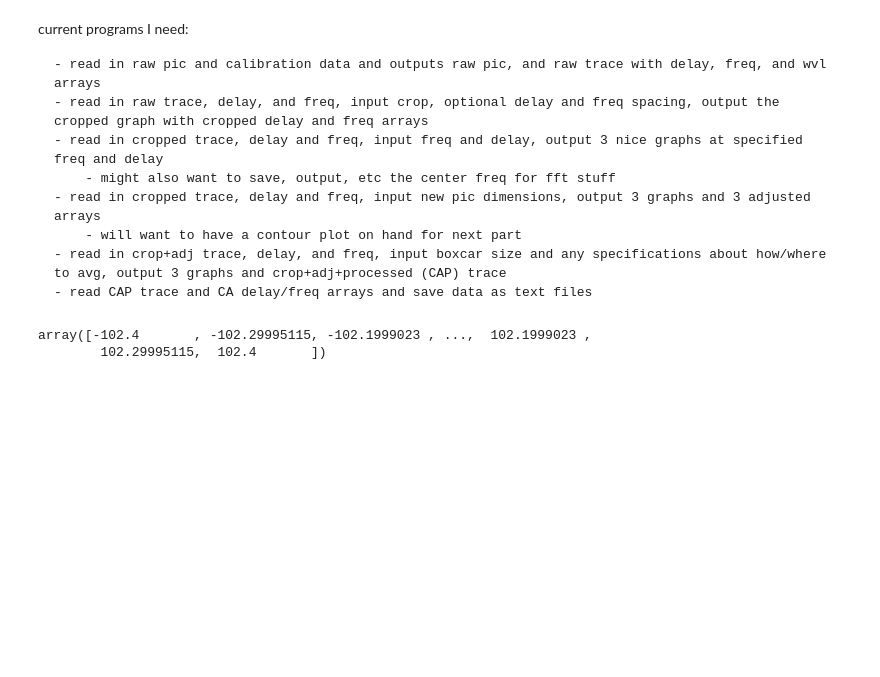
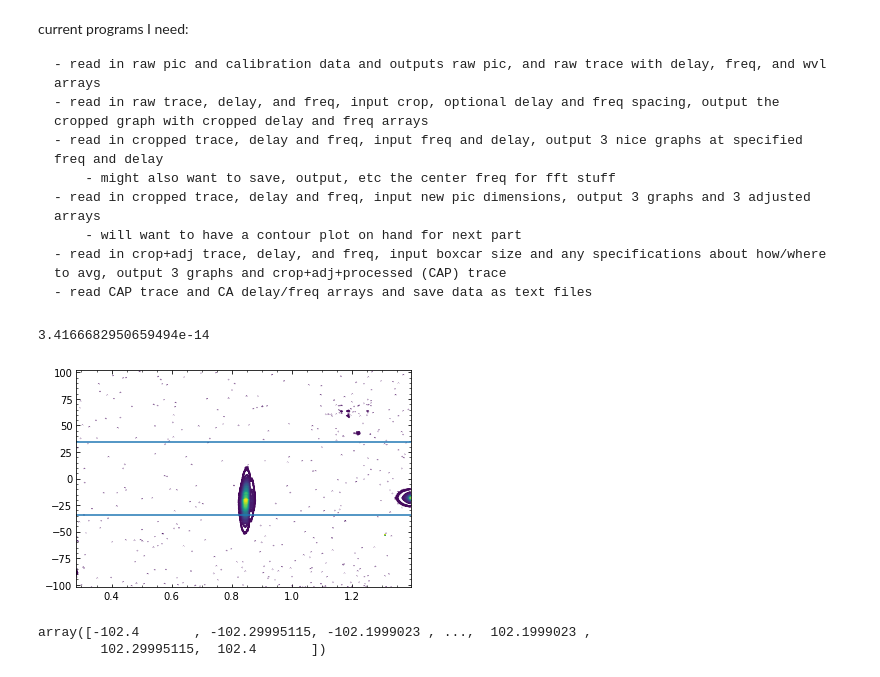
Before and after one commit to ChowdhuryGroup/FROG, a Jupyter notebook: frog_test.ipynb, the cells around one changed output. Saved outputs shown, nothing was run; the diff lists cells and outputs as text; code cells hidden in the pictures; blank space fills up the shorter version.

Commit message:
added rough plot feature to data_processing.py

```diff
--- a/frog_test.ipynb
+++ b/frog_test.ipynb
@@ -145,3 +145,13 @@ c_pic = c_pic[:,cw]
+# %%
+num_box = 3
+# %% [output]
+3.4166682950659494e-14
+# %%
+plt.contour(trc_f*1.e-15,trc_d*1.e15,raw_pic,levels=40);
+plt.axhline(s2fs*trc_d[len(trc_d)//num_box]);
+plt.axhline(s2fs*trc_d[2*len(trc_d)//num_box]);
+# %% [output]
+[figure, added]
 # %%
 # finally would be to save the plots and data
 # %%
```
Also changed, not shown: parts of 2 cells of this notebook, 1 other file.
